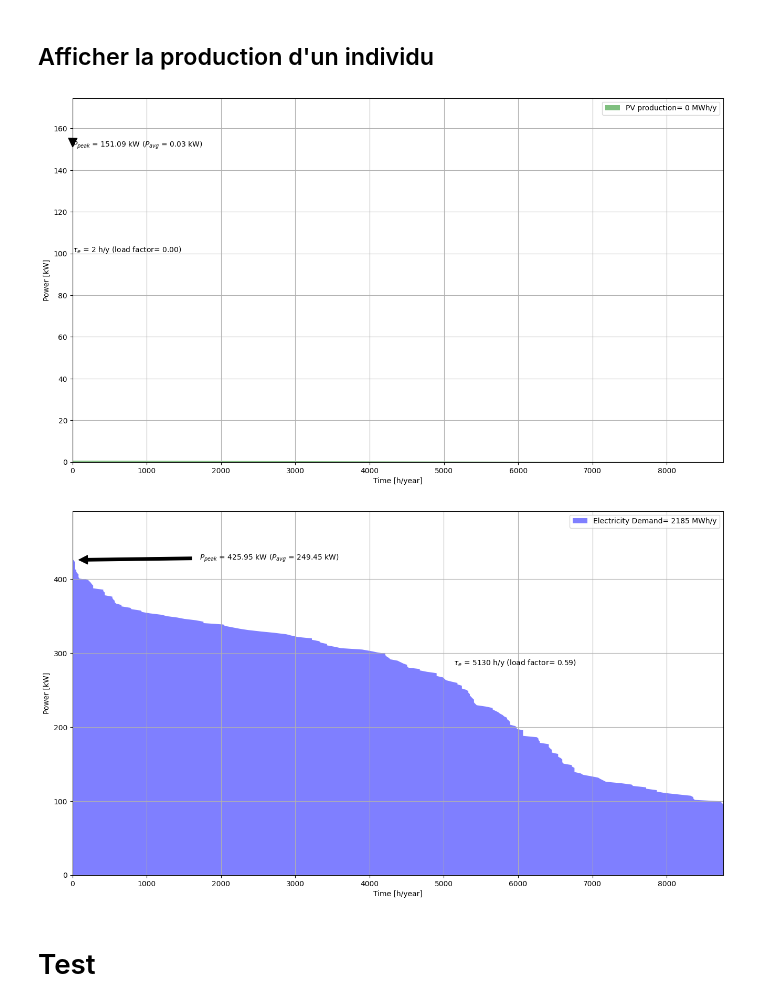
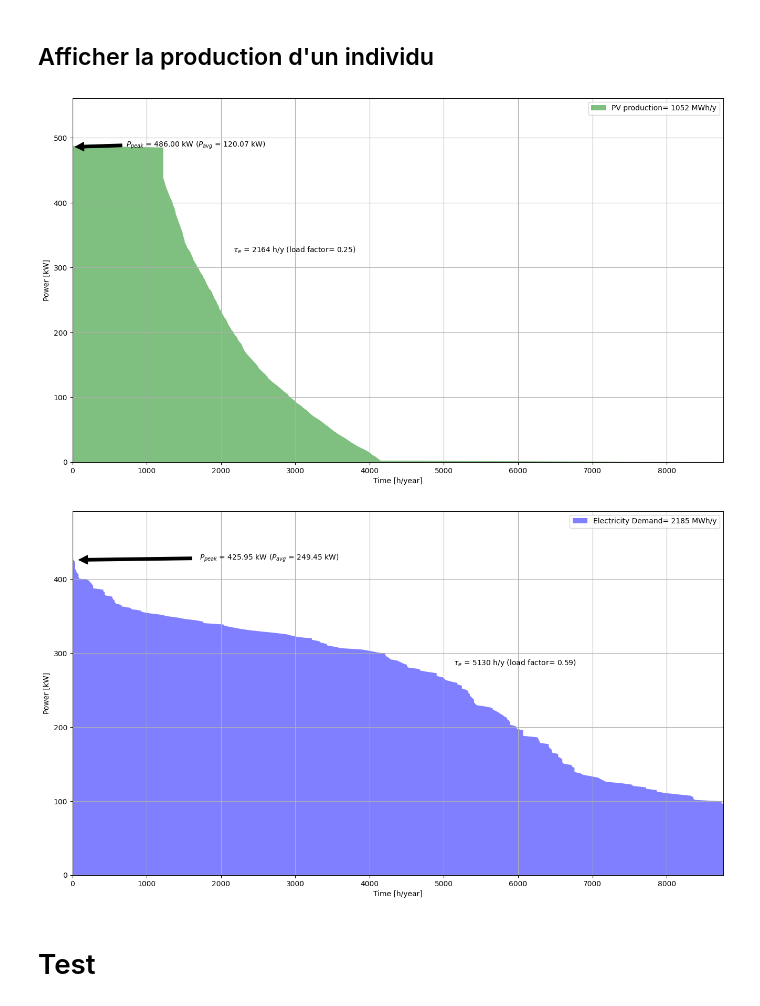
Before and after one commit to Louis9551/Solaire, a Jupyter notebook: Multi_Objectifs_Contraint_Solaire.ipynb, the cells around one changed output. Saved outputs shown, nothing was run; the diff lists cells and outputs as text; code cells hidden in the pictures.

```diff
--- a/Multi_Objectifs_Contraint_Solaire.ipynb
+++ b/Multi_Objectifs_Contraint_Solaire.ipynb
@@ -582,14 +582,14 @@ generation : 21
 # %% [markdown]
 ## Afficher la production d'un individu
 # %%
-NumIndividu = 5
+NumIndividu = 1
 P_PV_Ind = PvYield(population[NumIndividu].x[3], population[NumIndividu].x[4], population[NumIndividu].x[1], population[NumIndividu].x[2], population[NumIndividu].x[0], population[NumIndividu].x[5])
 LDC_PV = LoadDurationCurve(time, date, P_PV_Ind, color='green', name='PV production', steps=250)
 display(LDC_PV)
 LDC_elec = LoadDurationCurve(time, date, P_el_total, color='blue', name='Electricity Demand', steps=250)
 display(LDC_elec)
 # %% [output]
-[figure, old version]
+[figure, new version]
 [figure]
 # %% [markdown]
 # Test
```
Also changed, not shown: parts of 3 cells of this notebook.
